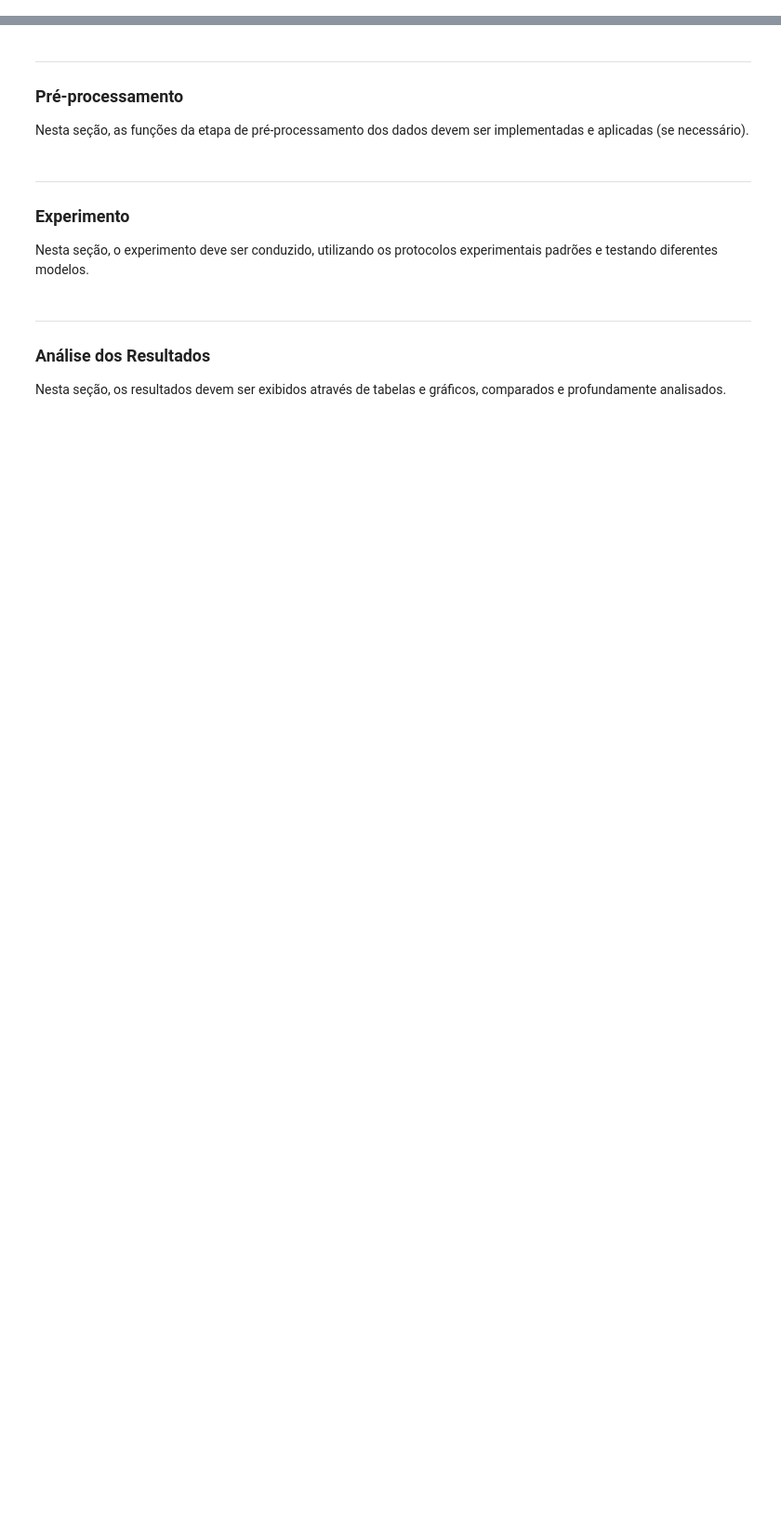
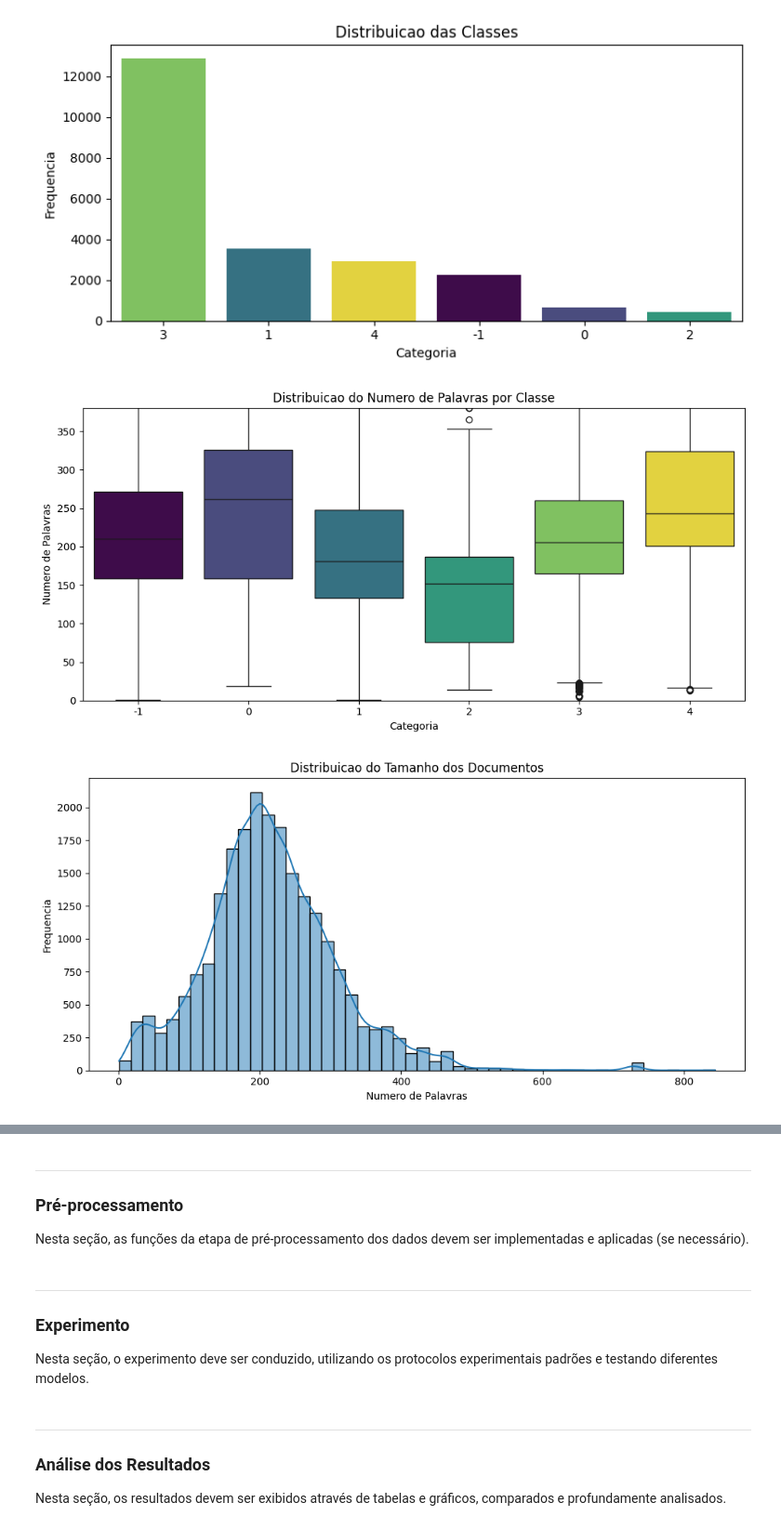
Before and after one commit to LaraOLuzeiro/PLN-Projeto, a Jupyter notebook: template-implementacao/main.ipynb, the cells around one changed output, grey strips where cells are left out. Shown at 93% size. Drawn from its saved outputs; the diff is of its cells as text; code cells hidden in the pictures; blank space fills up the shorter version.

Commit message:
iniciando analise exploratoria

```diff
--- a/template-implementacao/main.ipynb
+++ b/template-implementacao/main.ipynb
@@ -21,0 +41,5 @@ Nesta seção, deve ser feita a leitura da base de dados e todas as análises ne
+# %%
+df = pd.read_csv("../ufscar-pln2026-pf/train.csv")
+
+print(df.shape)
+df.head()
@@ -21,0 +91,2 @@ Nesta seção, deve ser feita a leitura da base de dados e todas as análises ne
+# %%
+common_words = analise_lexical(df)
@@ -21,0 +113,12 @@ Nesta seção, deve ser feita a leitura da base de dados e todas as análises ne
+# %%
+grafico_distribuicao_classes(df)
+
+boxplot_tamanho_textos(df)
+
+histograma_tamanho_textos(df)
+
+palavras_frequentes(common_words)
+# %% [output]
+[figure, added]
+[figure, added]
+[figure, added]
```
Also changed, not shown: parts of 14 cells of this notebook, 4 other files.
